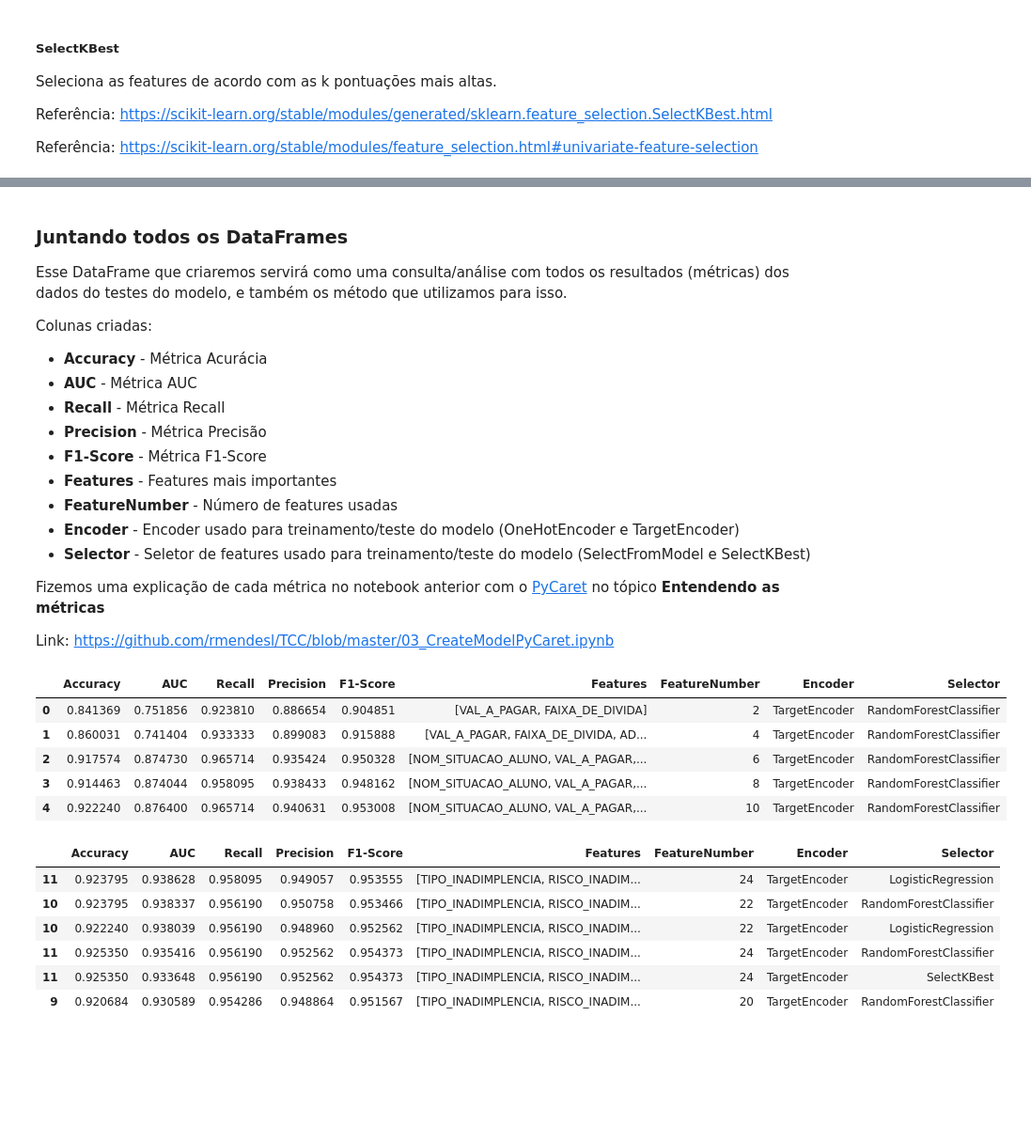
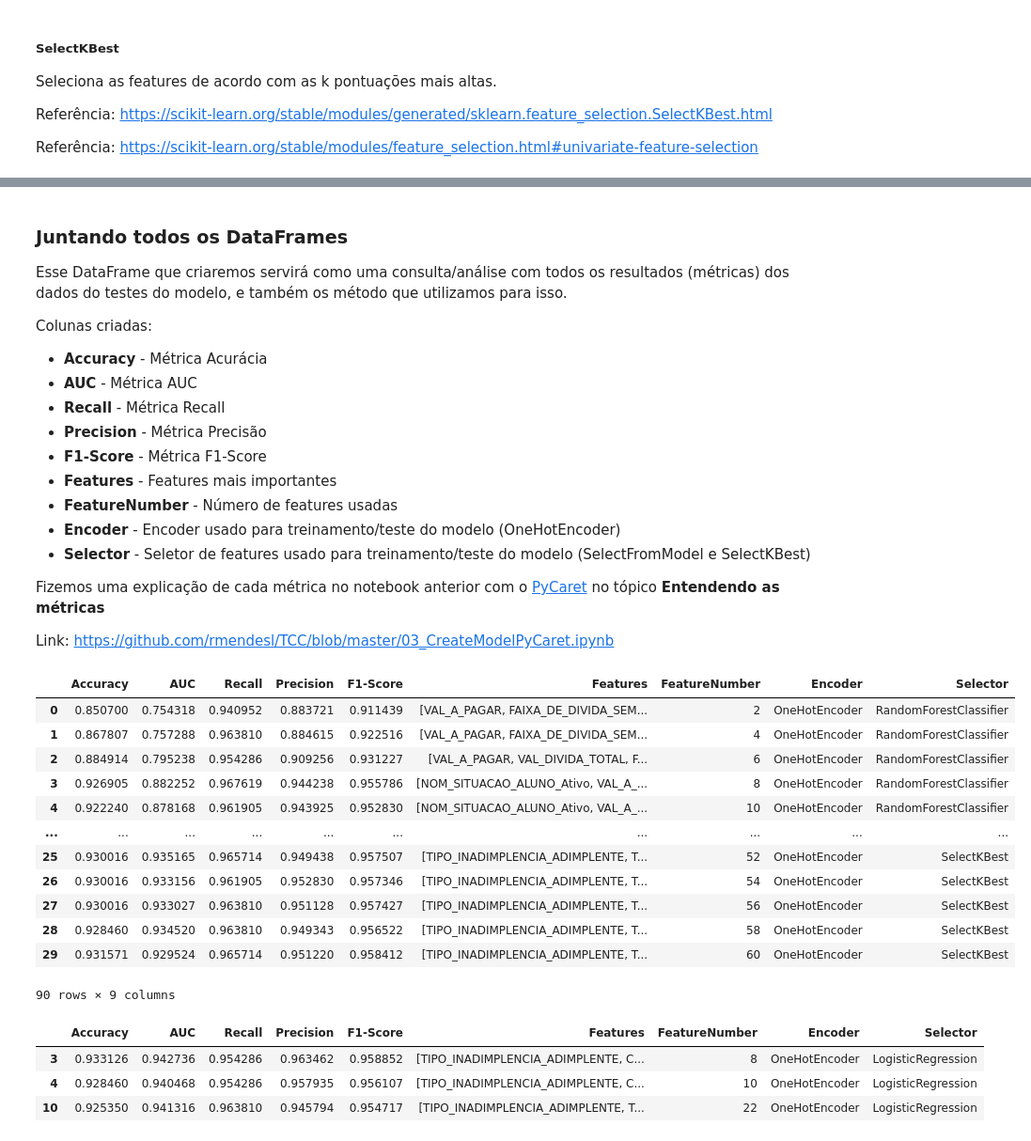
Before and after one commit to rmendesl/TCC, a Jupyter notebook: 04_CreateModelScikit_learn.ipynb, the cells around one changed output, grey strips where cells are left out. Shown at 94% size. Cells and saved outputs as stored; diff of their text form; code cells hidden in the pictures; blank space fills up the shorter version.

```diff
--- a/04_CreateModelScikit_learn.ipynb
+++ b/04_CreateModelScikit_learn.ipynb
@@ -676,8 +458,0 @@ n_estimators, max_depth, min_samples_leaf, min_samples_split, bootstrap, max_fea
-# %%
-# Resultado final do modelo tunado por Bayesian Optimization
-auc = 0.9412
-
-cols   = ['FeatureSelector', 'AUC', 'n_estimators', 'max_depth', 'min_samples_leaf', 'min_samples_split', 'bootstrap', 'max_features', 'encoder']
-values = ['Bayesian Optimization', auc, n_estimators, max_depth, min_samples_leaf, min_samples_split, bootstrap, max_features, 'TargetEncoder' ]
-metrics_bo_trg = pd.DataFrame({tup[0]: [tup[1]] for tup in zip(cols, values)})
-metrics_bo_trg
@@ -941,28 +711,28 @@ k_numbers = []
 encoder = []
 seletor = []
 
-for k in range(2,X_train_trg.shape[1],2):
+for k in range(2,X_train_ohe.shape[1],2):
   selector = SelectKBest(score_func= f_classif, k=k)
 
-  X_train2 = selector.fit_transform(X_train_trg, y_train_trg)
-  X_test2 = selector.transform(X_test_trg)
+  X_train2 = selector.fit_transform(X_train_ohe, y_train_ohe)
+  X_test2 = selector.transform(X_test_ohe)
 
-  mdl = RandomForestClassifier(n_estimators=139, max_depth=90, min_samples_leaf=1, min_samples_split=3, bootstrap=False, max_features = 'auto', random_state=1234, n_jobs=-1)
-  mdl.fit(X_train2, y_train_trg)
+  mdl = RandomForestClassifier(n_estimators=72, max_depth=198, min_samples_leaf=1, min_samples_split=9, bootstrap=False, max_features = 'sqrt', random_state=1234, n_jobs=-1)
+  mdl.fit(X_train2, y_train_ohe)
 
   p = mdl.predict(X_test2)
   y_proba = mdl.predict_proba(X_test2)[:, 1]
 
-  acc = accuracy_score(y_test_trg, p)
-  auc = roc_auc_score(y_test_trg, y_proba)
-  recall = recall_score(y_test_trg, p)
-  precision = precision_score(y_test_trg, p)
-  f1 = f1_score(y_test_trg, p)
+  acc = accuracy_score(y_test_ohe, p)
+  auc = roc_auc_score(y_test_ohe, y_proba)
+  recall = recall_score(y_test_ohe, p)
+  precision = precision_score(y_test_ohe, p)
+  f1 = f1_score(y_test_ohe, p)
 
   print("k = {} - AUC = {}".format(k, auc))
 
   mask = selector.get_support()
-  features = list(X_train_trg.columns[mask])
+  features = list(X_train_ohe.columns[mask])
 
   k_vs_acc.append(acc)
   k_vs_auc.append(auc)
@@ -971,6 +741,6 @@ for k in range(2,X_train_trg.shape[1],2):
   k_vs_f1.append(f1)
   features_list.append(features)
   k_numbers.append(X_train2.shape[1])
-  encoder.append('TargetEncoder')
+  encoder.append('OneHotEncoder')
   seletor.append('SelectKBest')
 # %% [output]
@@ -1011,7 +786,7 @@ Colunas criadas:
 * **F1-Score** - Métrica F1-Score
 * **Features** - Features mais importantes
 * **FeatureNumber** - Número de features usadas
-* **Encoder** - Encoder usado para treinamento/teste do modelo (OneHotEncoder e TargetEncoder)
+* **Encoder** - Encoder usado para treinamento/teste do modelo (OneHotEncoder)
 * **Selector** - Seletor de features usado para treinamento/teste do modelo (SelectFromModel e SelectKBest)
 
 Fizemos uma explicação de cada métrica no notebook anterior com o [PyCaret](https://github.com/rmendesl/TCC/blob/master/03_CreateModelPyCaret.ipynb) no tópico **Entendendo as métricas**
@@ -1020,26 +795,31 @@ Link: https://github.com/rmendesl/TCC/blob/master/03_CreateModelPyCaret.ipynb
 # %%
 # Código para agregar os dataframes dos processos anteriores
 df_prediticion = pd.concat([df1,df2,df3], axis=0)
-df_prediticion.head()
+df_prediticion
 # %% [output]
 |  | Accuracy | AUC | Recall | Precision | F1-Score | Features | FeatureNumber | Encoder | Selector |
-| 0 | 0.841369 | 0.751856 | 0.923810 | 0.886654 | 0.904851 | [VAL_A_PAGAR, FAIXA_DE_DIVIDA] | 2 | TargetEncoder | RandomForestClassifier |
-| 1 | 0.860031 | 0.741404 | 0.933333 | 0.899083 | 0.915888 | [VAL_A_PAGAR, FAIXA_DE_DIVIDA, AD... | 4 | TargetEncoder | RandomForestClassifier |
-| 2 | 0.917574 | 0.874730 | 0.965714 | 0.935424 | 0.950328 | [NOM_SITUACAO_ALUNO, VAL_A_PAGAR,... | 6 | TargetEncoder | RandomForestClassifier |
-| 3 | 0.914463 | 0.874044 | 0.958095 | 0.938433 | 0.948162 | [NOM_SITUACAO_ALUNO, VAL_A_PAGAR,... | 8 | TargetEncoder | RandomForestClassifier |
-| 4 | 0.922240 | 0.876400 | 0.965714 | 0.940631 | 0.953008 | [NOM_SITUACAO_ALUNO, VAL_A_PAGAR,... | 10 | TargetEncoder | RandomForestClassifier |
+| 0 | 0.850700 | 0.754318 | 0.940952 | 0.883721 | 0.911439 | [VAL_A_PAGAR, FAIXA_DE_DIVIDA_SEM... | 2 | OneHotEncoder | RandomForestClassifier |
+| 1 | 0.867807 | 0.757288 | 0.963810 | 0.884615 | 0.922516 | [VAL_A_PAGAR, FAIXA_DE_DIVIDA_SEM... | 4 | OneHotEncoder | RandomForestClassifier |
+| 2 | 0.884914 | 0.795238 | 0.954286 | 0.909256 | 0.931227 | [VAL_A_PAGAR, VAL_DIVIDA_TOTAL, F... | 6 | OneHotEncoder | RandomForestClassifier |
+| 3 | 0.926905 | 0.882252 | 0.967619 | 0.944238 | 0.955786 | [NOM_SITUACAO_ALUNO_Ativo, VAL_A_... | 8 | OneHotEncoder | RandomForestClassifier |
+| 4 | 0.922240 | 0.878168 | 0.961905 | 0.943925 | 0.952830 | [NOM_SITUACAO_ALUNO_Ativo, VAL_A_... | 10 | OneHotEncoder | RandomForestClassifier |
+| ... | ... | ... | ... | ... | ... | ... | ... | ... | ... |
+| 25 | 0.930016 | 0.935165 | 0.965714 | 0.949438 | 0.957507 | [TIPO_INADIMPLENCIA_ADIMPLENTE, T... | 52 | OneHotEncoder | SelectKBest |
+| 26 | 0.930016 | 0.933156 | 0.961905 | 0.952830 | 0.957346 | [TIPO_INADIMPLENCIA_ADIMPLENTE, T... | 54 | OneHotEncoder | SelectKBest |
+| 27 | 0.930016 | 0.933027 | 0.963810 | 0.951128 | 0.957427 | [TIPO_INADIMPLENCIA_ADIMPLENTE, T... | 56 | OneHotEncoder | SelectKBest |
+| 28 | 0.928460 | 0.934520 | 0.963810 | 0.949343 | 0.956522 | [TIPO_INADIMPLENCIA_ADIMPLENTE, T... | 58 | OneHotEncoder | SelectKBest |
+| 29 | 0.931571 | 0.929524 | 0.965714 | 0.951220 | 0.958412 | [TIPO_INADIMPLENCIA_ADIMPLENTE, T... | 60 | OneHotEncoder | SelectKBest |
+90 rows × 9 columns
 # %%
-# Filtrando somente as 10 maiores métricas para análise
-df_filter = df_prediticion[(df_prediticion['AUC'] >= 0.93)]
-df_filter.sort_values('AUC',ascending=False).head(10)
+# Filtrando somente as maiores métricas para análise
+df_filter = df_prediticion[(df_prediticion['AUC'] >= 0.94)]
+df_filter.sort_values('AUC', ascending=False)
+df_filter
 # %% [output]
 |  | Accuracy | AUC | Recall | Precision | F1-Score | Features | FeatureNumber | Encoder | Selector |
-| 11 | 0.923795 | 0.938628 | 0.958095 | 0.949057 | 0.953555 | [TIPO_INADIMPLENCIA, RISCO_INADIM... | 24 | TargetEncoder | LogisticRegression |
-| 10 | 0.923795 | 0.938337 | 0.956190 | 0.950758 | 0.953466 | [TIPO_INADIMPLENCIA, RISCO_INADIM... | 22 | TargetEncoder | RandomForestClassifier |
-| 10 | 0.922240 | 0.938039 | 0.956190 | 0.948960 | 0.952562 | [TIPO_INADIMPLENCIA, RISCO_INADIM... | 22 | TargetEncoder | LogisticRegression |
-| 11 | 0.925350 | 0.935416 | 0.956190 | 0.952562 | 0.954373 | [TIPO_INADIMPLENCIA, RISCO_INADIM... | 24 | TargetEncoder | RandomForestClassifier |
-| 11 | 0.925350 | 0.933648 | 0.956190 | 0.952562 | 0.954373 | [TIPO_INADIMPLENCIA, RISCO_INADIM... | 24 | TargetEncoder | SelectKBest |
-| 9 | 0.920684 | 0.930589 | 0.954286 | 0.948864 | 0.951567 | [TIPO_INADIMPLENCIA, RISCO_INADIM... | 20 | TargetEncoder | RandomForestClassifier |
+| 3 | 0.933126 | 0.942736 | 0.954286 | 0.963462 | 0.958852 | [TIPO_INADIMPLENCIA_ADIMPLENTE, C... | 8 | OneHotEncoder | LogisticRegression |
+| 4 | 0.928460 | 0.940468 | 0.954286 | 0.957935 | 0.956107 | [TIPO_INADIMPLENCIA_ADIMPLENTE, C... | 10 | OneHotEncoder | LogisticRegression |
+| 10 | 0.925350 | 0.941316 | 0.963810 | 0.945794 | 0.954717 | [TIPO_INADIMPLENCIA_ADIMPLENTE, T... | 22 | OneHotEncoder | LogisticRegression |
 # %%
 # Salvando o DataFrame das métrica para análise (opcional). Descomente a linha abaixo.
 #df_prediticion.to_excel(root_path + 'metricas_sklearn.xlsx', sheet_name='Metricas', index=False)
```
Also changed, not shown: parts of 67 cells of this notebook.
